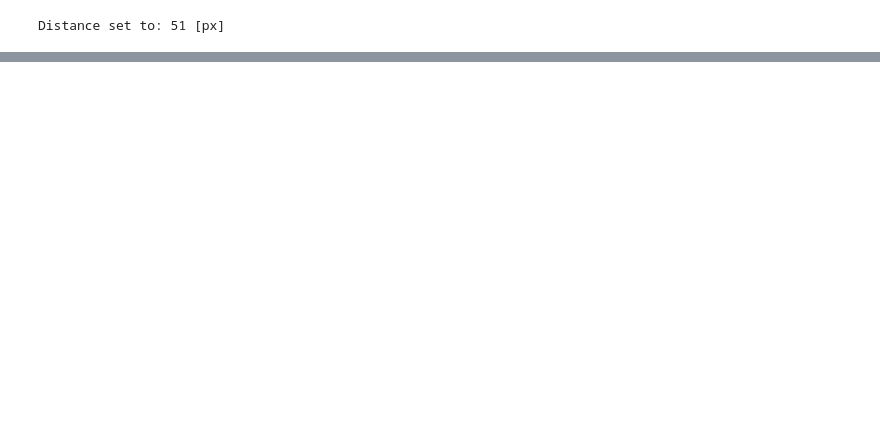
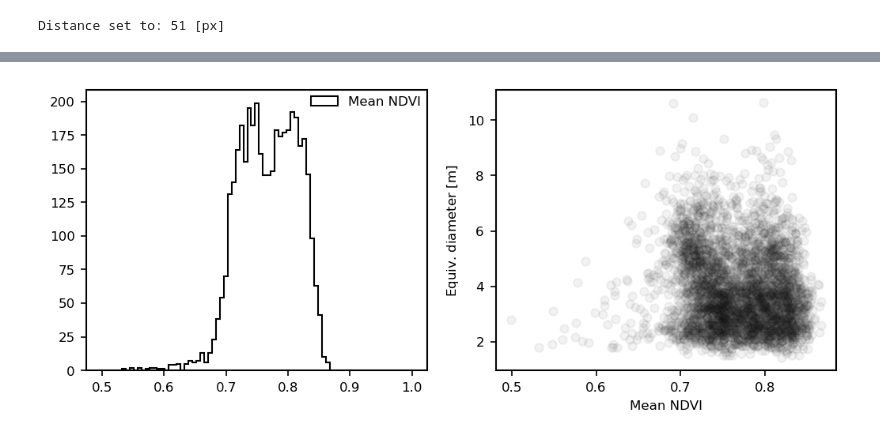
Before and after one commit to FlorianStehr/findatree, a Jupyter notebook: scripts/segment.ipynb, the cells around one changed output, grey strips where cells are left out. Drawn from its saved outputs; the diff is of its cells as text; code cells hidden in the pictures; blank space fills up the shorter version.

```diff
--- a/scripts/segment.ipynb
+++ b/scripts/segment.ipynb
@@ -142,0 +161,42 @@ f, axs = visual.show_channels(
+# %%
+importlib.reload(segment)
+importlib.reload(obj_props)
+
+labels_hr = segment.labels_resize(labels, shape=shape)
+bounds_hr = segment.labels_to_bounds(labels_hr)
+# %%
+import skimage.measure as measure
+props = measure.regionprops(labels_hr, cs['l'])
+keys = [key for key in props[0]]
+
+props_table = measure.regionprops_table(
+    labels_hr,
+    cs['ndvi'],
+    properties=keys,
+    )
+
+props_df = pd.DataFrame(props_table)
+# %%
+bins = np.linspace(0.5,1, 80)
+
+f, axs = plt.subplots(ncols=2, figsize=[8,3])
+
+ax = axs[0]
+_ = ax.hist(
+    props_df['intensity_mean'],
+    bins=bins,
+    histtype='step',
+    label='Mean NDVI'
+    )
+ax.legend()
+
+ax = axs[1]
+_ = ax.scatter(
+    props_df['intensity_mean'],
+    props_df['equivalent_diameter_area'] * res_final,
+    alpha=0.05,
+    )
+_ = ax.set_xlabel('Mean NDVI')
+_ = ax.set_ylabel(r'Equiv. diameter [$m$]')
+# %% [output]
+[figure, added]
```
Also changed, not shown: parts of 16 cells of this notebook, 7 other files.
